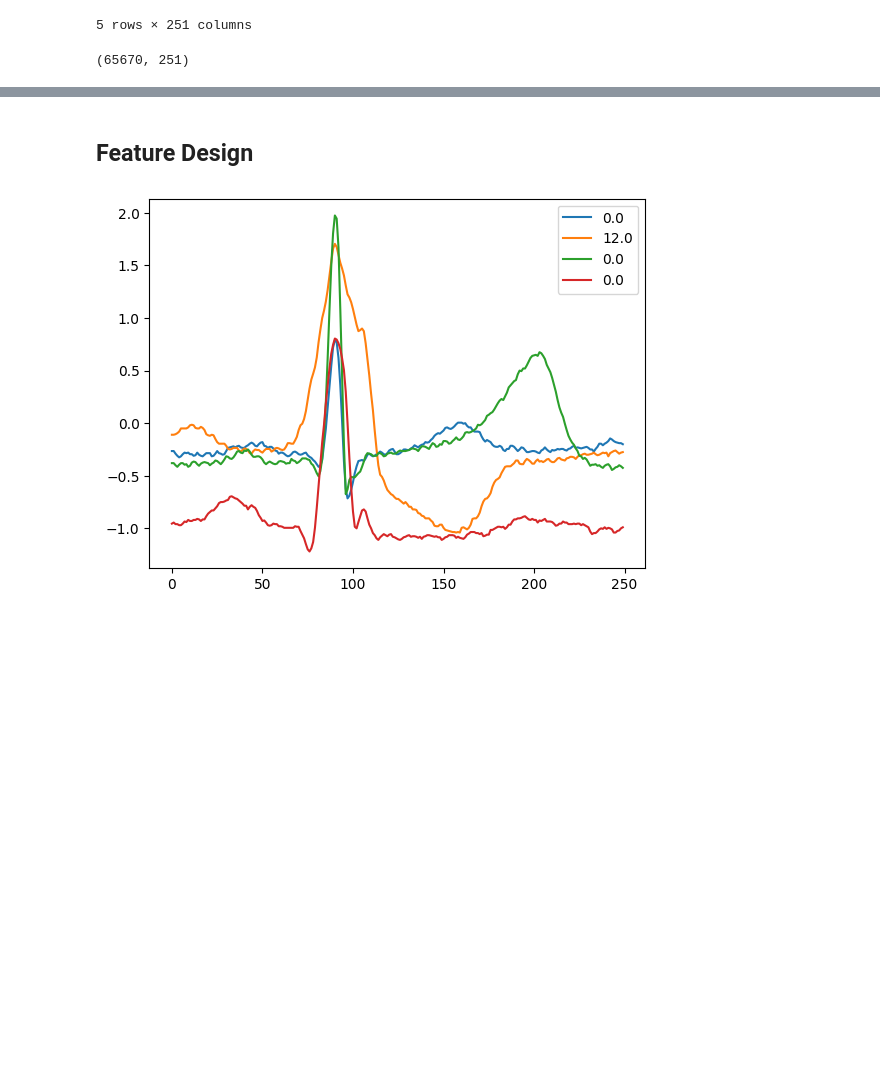
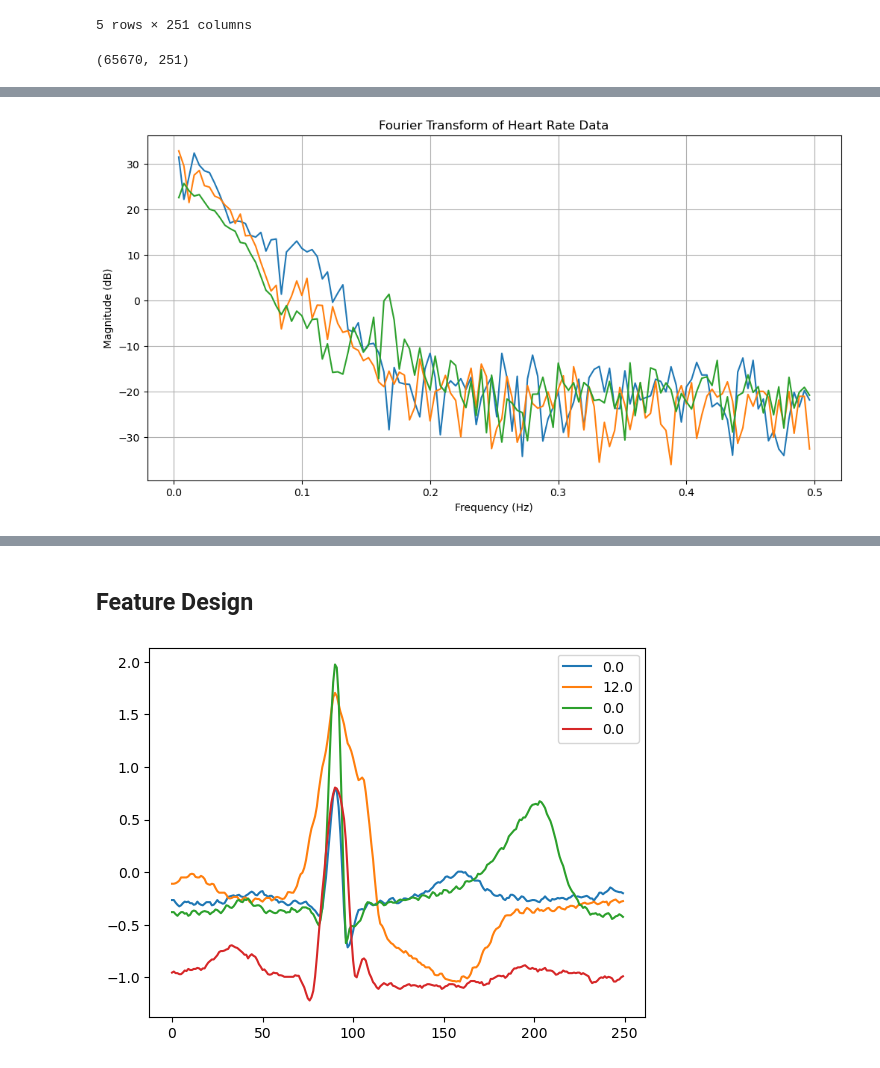
Before and after one commit to zachorrie/ML_ASS, a Jupyter notebook: CS_ARR.ipynb, the cells around one changed output, grey strips where cells are left out. Saved outputs shown, nothing was run; the diff lists cells and outputs as text; code cells hidden in the pictures; blank space fills up the shorter version.

```diff
--- a/CS_ARR.ipynb
+++ b/CS_ARR.ipynb
@@ -35,0 +138,15 @@ y_val = df_val.iloc[:,-1:].values.ravel()
+# %%
+# Determine amount and plot some FFT validation data samples
+plt_cnt = 3
+plt.figure(figsize=(12, 6))
+
+for beat in fx_val_magsdb[:plt_cnt]:
+    plt.plot(fx_val_freqs[0], beat)
+
+plt.xlabel('Frequency (Hz)')
+plt.ylabel('Magnitude (dB)')
+plt.title('Fourier Transform of Heart Rate Data')
+plt.grid()
+plt.show()
+# %% [output]
+[figure, added]
```
Also changed, not shown: parts of 15 cells of this notebook, 1 other file.
